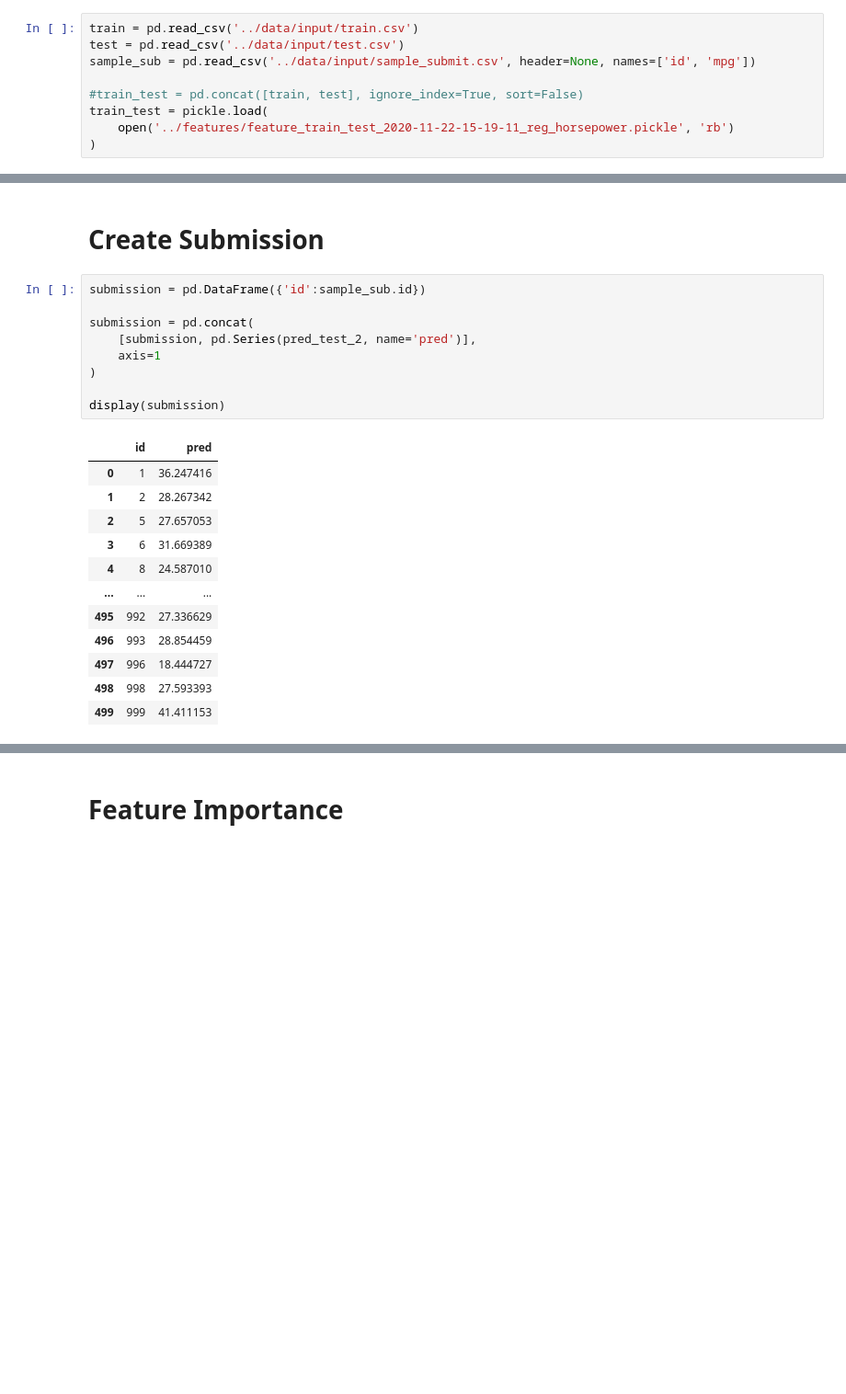
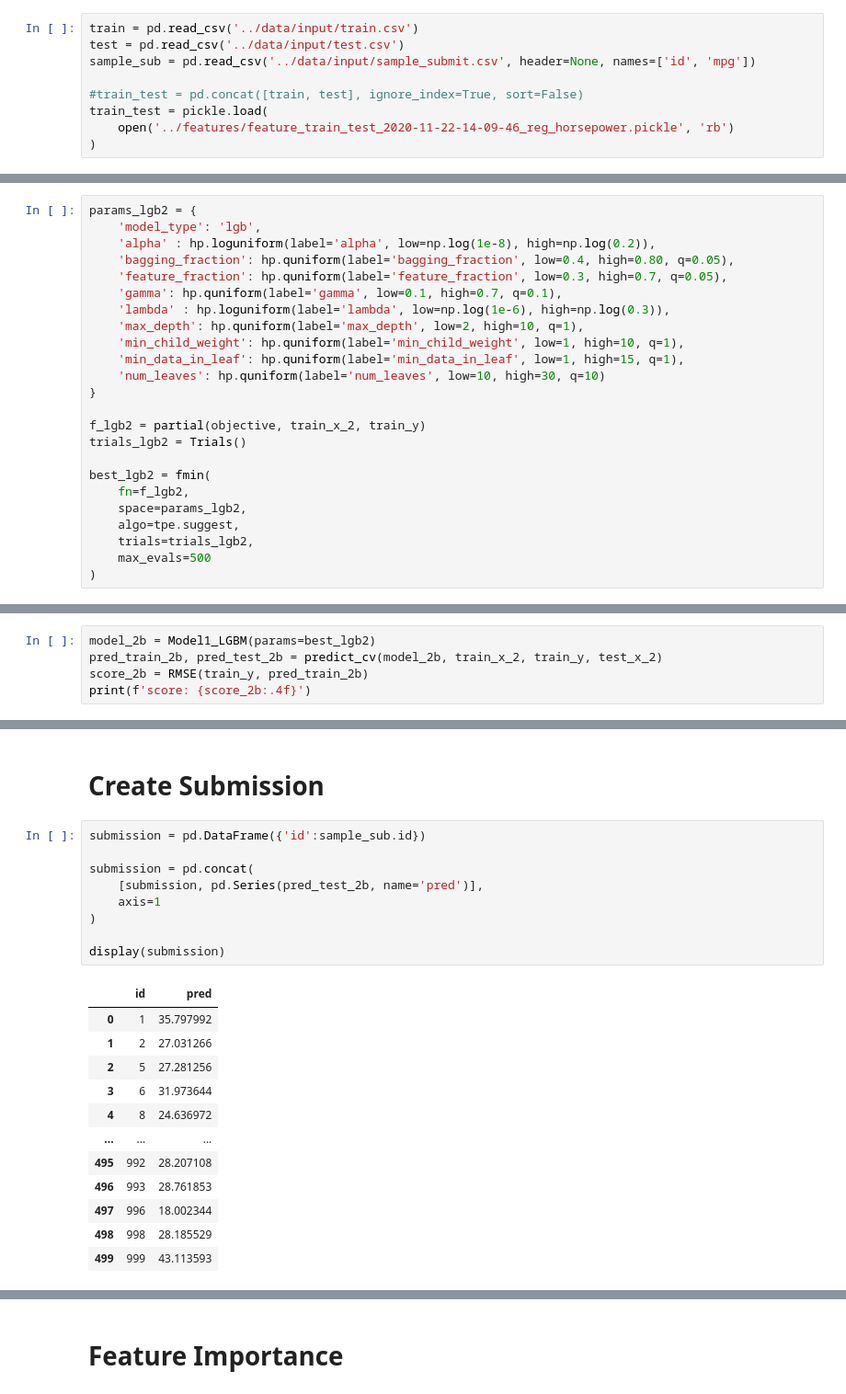
Before and after one commit to YusukeAmg/SIGNATE_4th_BeginnerOnlyCompetition, a Jupyter notebook: notebook/Stacking.ipynb, the cells around one changed output, grey strips where cells are left out. Shown at 92% size. Saved outputs shown, nothing was run; the diff lists cells and outputs as text; blank space fills up the shorter version.

Commit message:
Refine
2nd Layer using lgbm

```diff
--- a/notebook/Stacking.ipynb
+++ b/notebook/Stacking.ipynb
@@ -49,7 +49,7 @@ sample_sub = pd.read_csv('../data/input/sample_submit.csv', header=None, names=[
 
 #train_test = pd.concat([train, test], ignore_index=True, sort=False)
 train_test = pickle.load(
-    open('../features/feature_train_test_2020-11-22-15-19-11_reg_horsepower.pickle', 'rb')
+    open('../features/feature_train_test_2020-11-22-14-09-46_reg_horsepower.pickle', 'rb')
 )
 # %% [markdown]
 # Preprocess
@@ -751,0 +757,24 @@ display(test_x_2.head())
+# %%
+params_lgb2 = {
+    'model_type': 'lgb',
+    'alpha' : hp.loguniform(label='alpha', low=np.log(1e-8), high=np.log(0.2)),
+    'bagging_fraction': hp.quniform(label='bagging_fraction', low=0.4, high=0.80, q=0.05),
+    'feature_fraction': hp.quniform(label='feature_fraction', low=0.3, high=0.7, q=0.05),
+    'gamma': hp.quniform(label='gamma', low=0.1, high=0.7, q=0.1),
+    'lambda' : hp.loguniform(label='lambda', low=np.log(1e-6), high=np.log(0.3)),
+    'max_depth': hp.quniform(label='max_depth', low=2, high=10, q=1),
+    'min_child_weight': hp.quniform(label='min_child_weight', low=1, high=10, q=1),
+    'min_data_in_leaf': hp.quniform(label='min_data_in_leaf', low=1, high=15, q=1),
+    'num_leaves': hp.quniform(label='num_leaves', low=10, high=30, q=10)
+}
+
+f_lgb2 = partial(objective, train_x_2, train_y)
+trials_lgb2 = Trials()
+
+best_lgb2 = fmin(
+    fn=f_lgb2,
+    space=params_lgb2,
+    algo=tpe.suggest,
+    trials=trials_lgb2,
+    max_evals=500
+)
@@ -751,0 +797,5 @@ display(test_x_2.head())
+# %%
+model_2b = Model1_LGBM(params=best_lgb2)
+pred_train_2b, pred_test_2b = predict_cv(model_2b, train_x_2, train_y, test_x_2)
+score_2b = RMSE(train_y, pred_train_2b)
+print(f'score: {score_2b:.4f}')
@@ -790,25 +842,25 @@ score: 2.8482
 # %%
 submission = pd.DataFrame({'id':sample_sub.id})
 
 submission = pd.concat(
-    [submission, pd.Series(pred_test_2, name='pred')],
+    [submission, pd.Series(pred_test_2b, name='pred')],
     axis=1
 )
 
 display(submission)
 # %% [output]
 |  | id | pred |
-| 0 | 1 | 36.247416 |
-| 1 | 2 | 28.267342 |
-| 2 | 5 | 27.657053 |
-| 3 | 6 | 31.669389 |
-| 4 | 8 | 24.587010 |
+| 0 | 1 | 35.797992 |
+| 1 | 2 | 27.031266 |
+| 2 | 5 | 27.281256 |
+| 3 | 6 | 31.973644 |
+| 4 | 8 | 24.636972 |
 | ... | ... | ... |
-| 495 | 992 | 27.336629 |
-| 496 | 993 | 28.854459 |
-| 497 | 996 | 18.444727 |
-| 498 | 998 | 27.593393 |
-| 499 | 999 | 41.411153 |
+| 495 | 992 | 28.207108 |
+| 496 | 993 | 28.761853 |
+| 497 | 996 | 18.002344 |
+| 498 | 998 | 28.185529 |
+| 499 | 999 | 43.113593 |
 500 rows × 2 columns
 # %%
 dt = datetime.datetime.now().strftime('%Y-%m-%d-%H-%M-%S')
```
Also changed, not shown: parts of 16 cells of this notebook.
